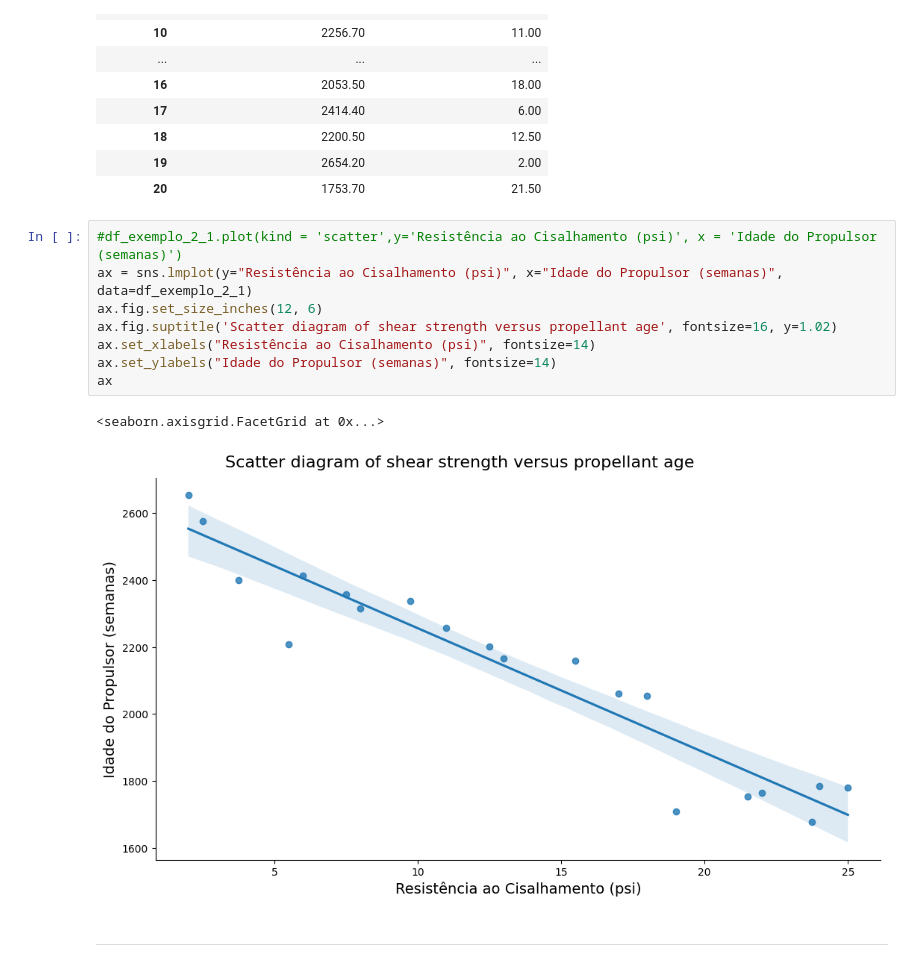
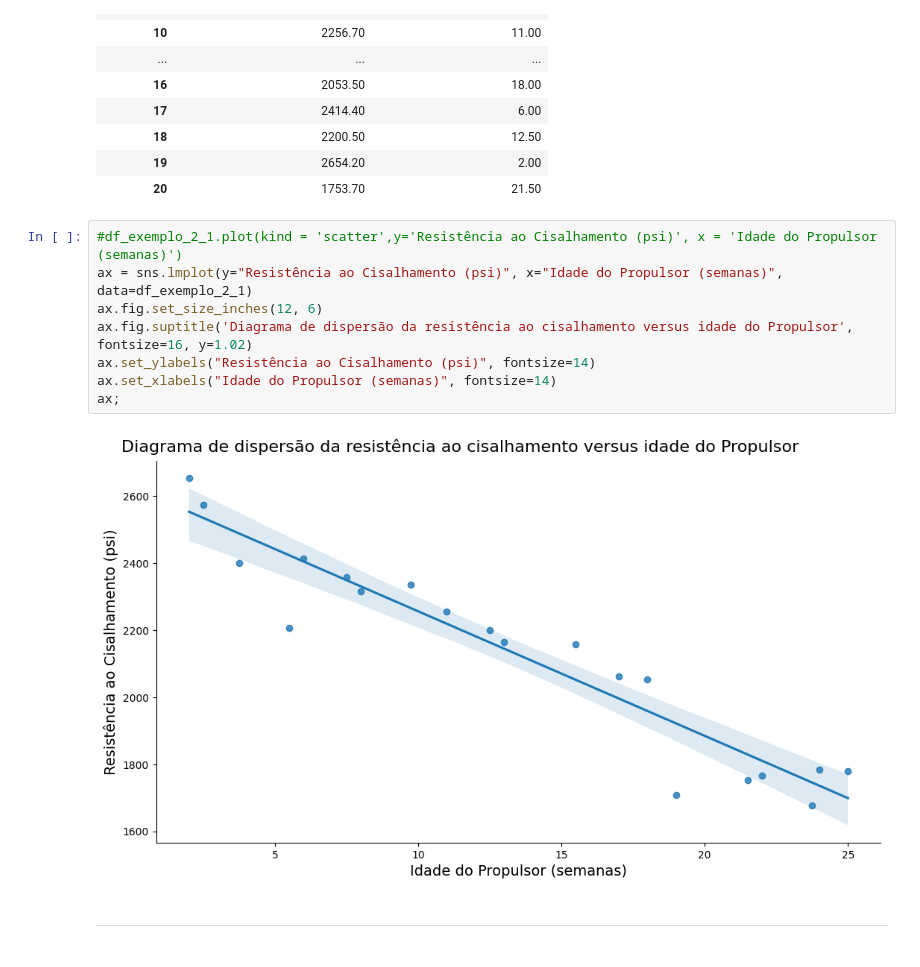
Before and after one commit to douglascdsantos/alura_estatistica-correlacao-regressao, a Jupyter notebook: Estatística_com_Python_Correlação_e_Regressão.ipynb, the cells around one changed output. Saved outputs shown, nothing was run; the diff lists cells and outputs as text.

```diff
--- a/Estatística_com_Python_Correlação_e_Regressão.ipynb
+++ b/Estatística_com_Python_Correlação_e_Regressão.ipynb
@@ -351,14 +351,13 @@ df_exemplo_2_1
 # %%
 #df_exemplo_2_1.plot(kind = 'scatter',y='Resistência ao Cisalhamento (psi)', x = 'Idade do Propulsor (semanas)')
 ax = sns.lmplot(y="Resistência ao Cisalhamento (psi)", x="Idade do Propulsor (semanas)", data=df_exemplo_2_1)
 ax.fig.set_size_inches(12, 6)
-ax.fig.suptitle('Scatter diagram of shear strength versus propellant age', fontsize=16, y=1.02)
-ax.set_xlabels("Resistência ao Cisalhamento (psi)", fontsize=14)
-ax.set_ylabels("Idade do Propulsor (semanas)", fontsize=14)
-ax
+ax.fig.suptitle('Diagrama de dispersão da resistência ao cisalhamento versus idade do Propulsor', fontsize=16, y=1.02)
+ax.set_ylabels("Resistência ao Cisalhamento (psi)", fontsize=14)
+ax.set_xlabels("Idade do Propulsor (semanas)", fontsize=14)
+ax;
 # %% [output]
-<seaborn.axisgrid.FacetGrid at 0x...>
-[figure, old version]
+[figure, new version]
 # %% [markdown]
 ---
 # %% [markdown]
```
